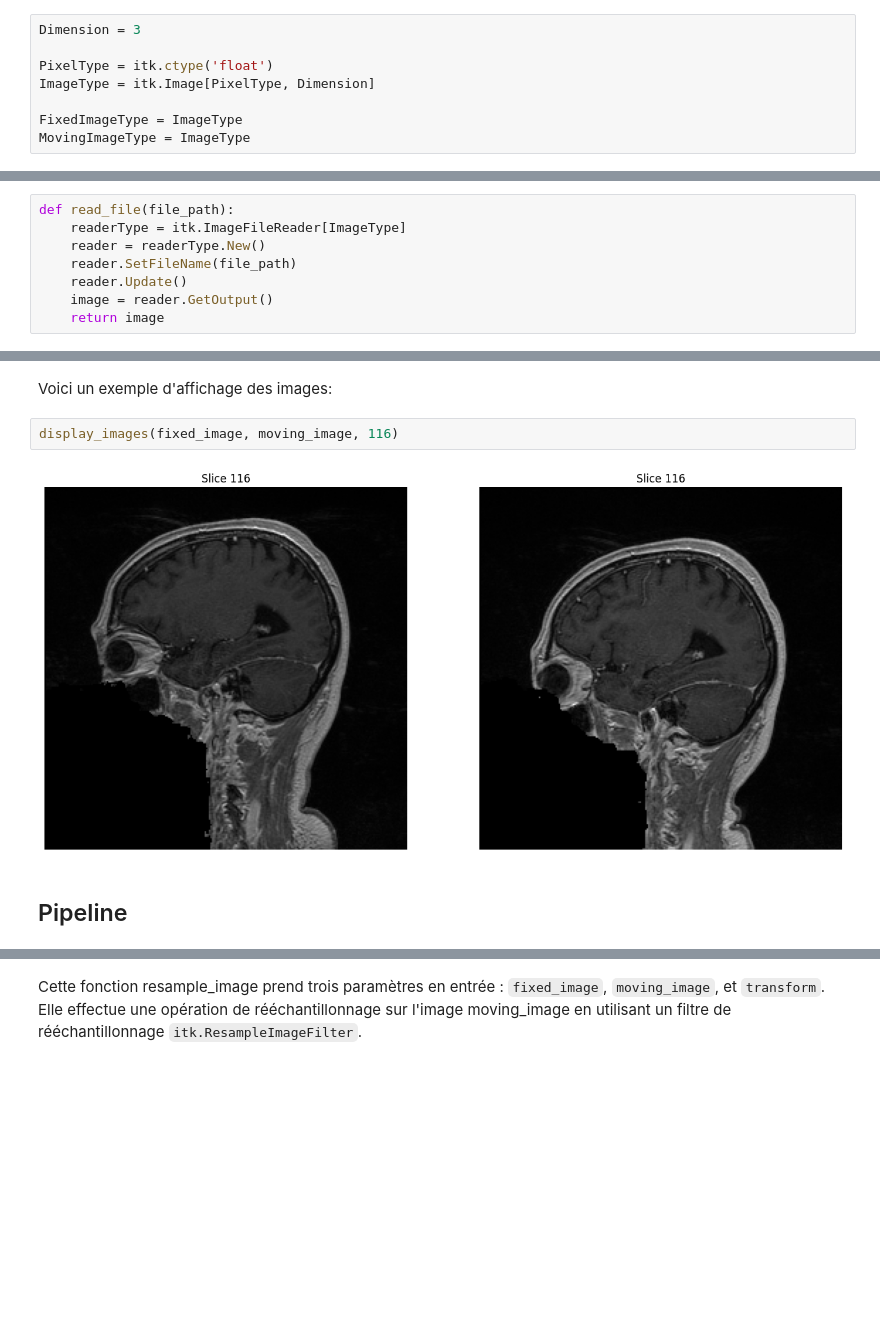
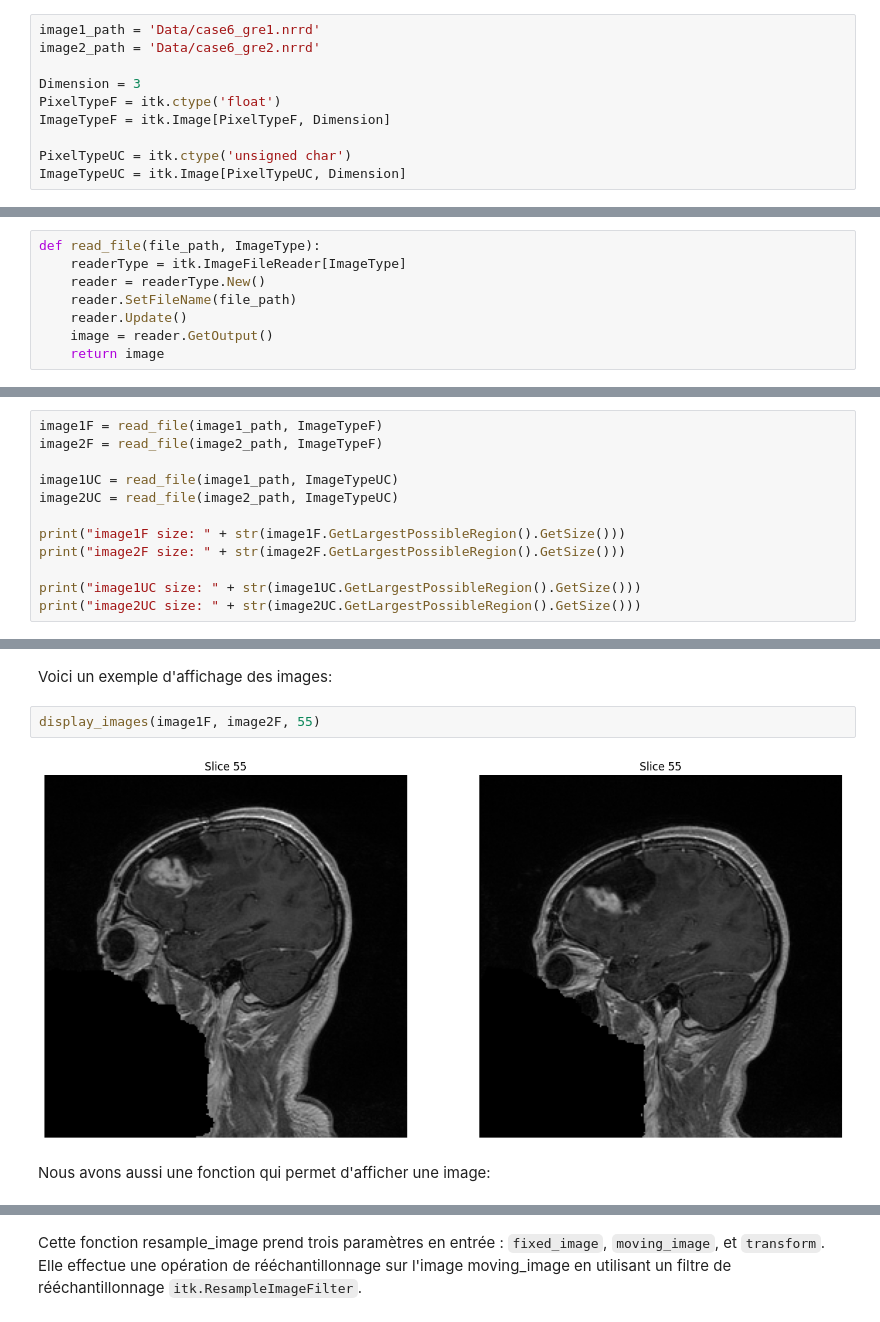
Before and after one commit to DvDC13/ITK-VTK, a Jupyter notebook: pipeline.ipynb, the cells around one changed output, grey strips where cells are left out. Saved outputs shown, nothing was run; the diff lists cells and outputs as text; blank space fills up the shorter version.

```diff
--- a/recalage.ipynb
+++ b/pipeline.ipynb
@@ -43,9 +43,11 @@ Nous définir la dimension de l'image, le type de pixel et le type de pixel de s
-# %%
-Dimension = 3
-
-PixelType = itk.ctype('float')
-ImageType = itk.Image[PixelType, Dimension]
-
-FixedImageType = ImageType
-MovingImageType = ImageType
+# %%
+image1_path = 'Data/case6_gre1.nrrd'
+image2_path = 'Data/case6_gre2.nrrd'
+
+Dimension = 3
+PixelTypeF = itk.ctype('float')
+ImageTypeF = itk.Image[PixelTypeF, Dimension]
+
+PixelTypeUC = itk.ctype('unsigned char')
+ImageTypeUC = itk.Image[PixelTypeUC, Dimension]
 # %% [markdown]
@@ -53,7 +55,7 @@ MovingImageType = ImageType
 # %% [markdown]
 L'implémentation de la fonction de chargement des données est la suivante:
 # %%
-def read_file(file_path):
+def read_file(file_path, ImageType):
     readerType = itk.ImageFileReader[ImageType]
     reader = readerType.New()
     reader.SetFileName(file_path)
@@ -73,0 +67,12 @@ Moving image size: itkSize3 ([256, 256, 176])
+# %%
+image1F = read_file(image1_path, ImageTypeF)
+image2F = read_file(image2_path, ImageTypeF)
+
+image1UC = read_file(image1_path, ImageTypeUC)
+image2UC = read_file(image2_path, ImageTypeUC)
+
+print("image1F size: " + str(image1F.GetLargestPossibleRegion().GetSize()))
+print("image2F size: " + str(image2F.GetLargestPossibleRegion().GetSize()))
+
+print("image1UC size: " + str(image1UC.GetLargestPossibleRegion().GetSize()))
+print("image2UC size: " + str(image2UC.GetLargestPossibleRegion().GetSize()))
@@ -89,9 +99,9 @@ def display_images(image1, image2, slice_number):
     plt.show()
 # %% [markdown]
 Voici un exemple d'affichage des images:
-# %%
-display_images(fixed_image, moving_image, 116)
-# %% [output]
-[figure, removed]
-# %% [markdown]
-## Pipeline
+# %%
+display_images(image1F, image2F, 55)
+# %% [output]
+[figure, added]
+# %% [markdown]
+Nous avons aussi une fonction qui permet d'afficher une image:
```
Also changed, not shown: parts of 85 cells of this notebook, 2 other files.
